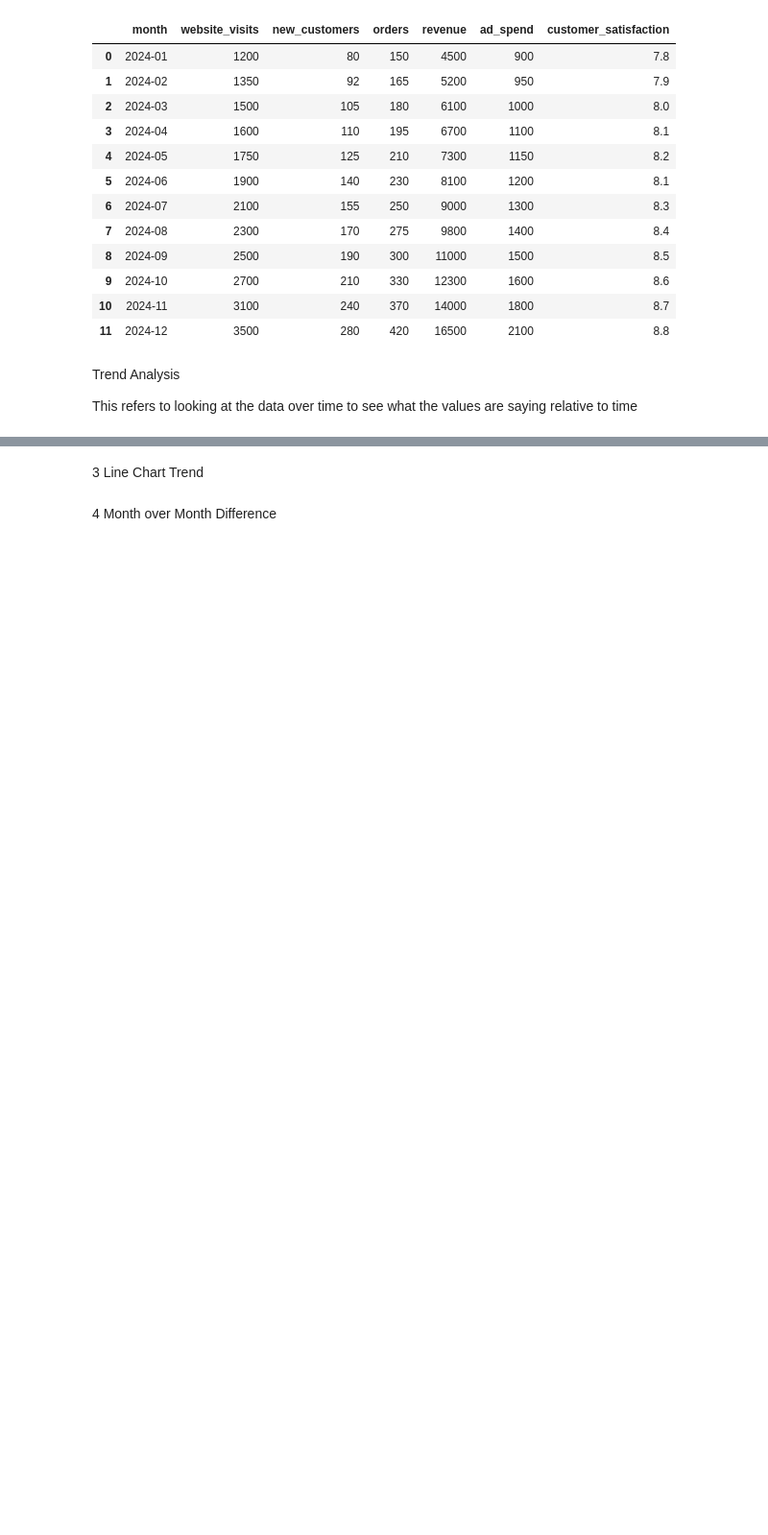
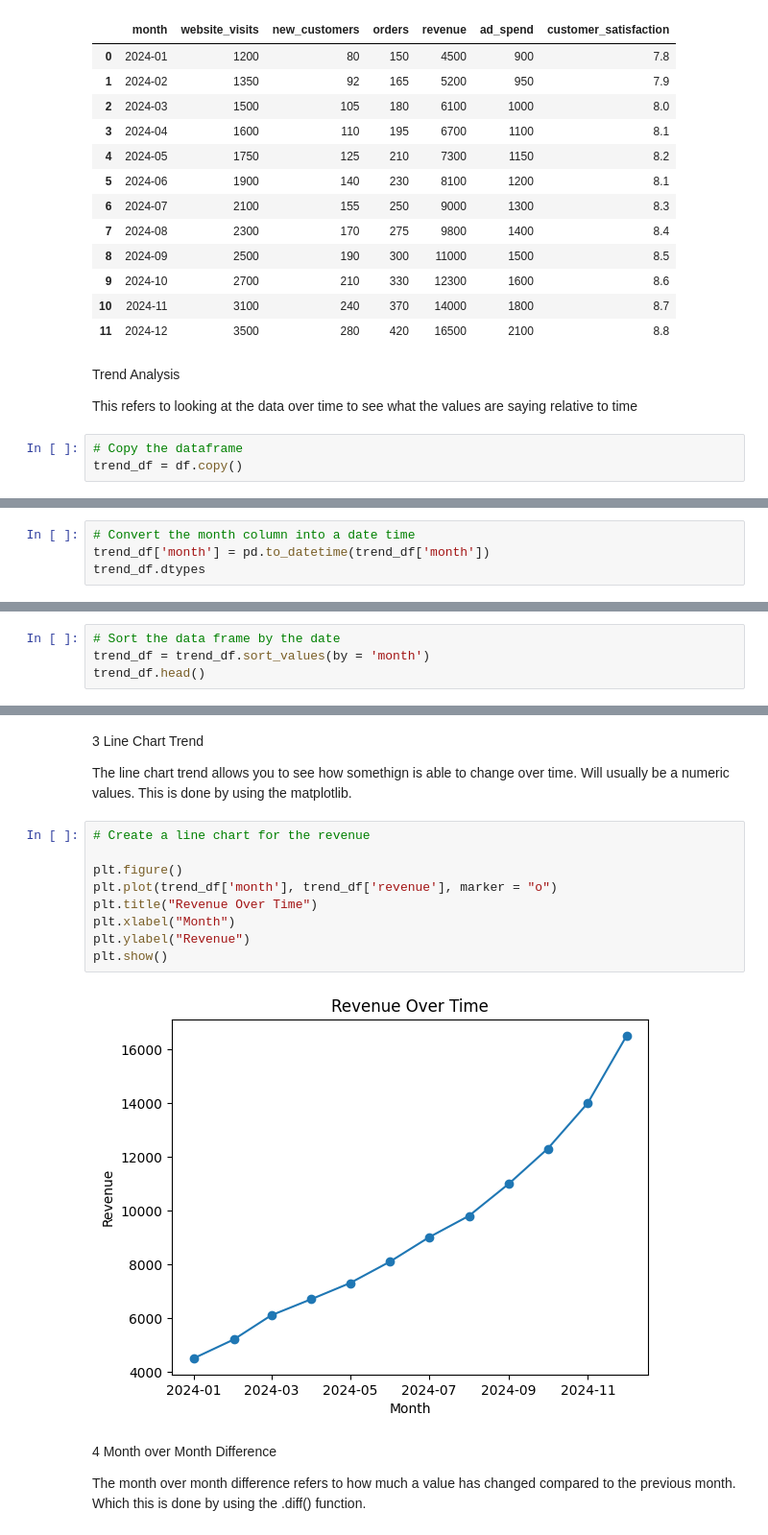
Before and after one commit to JoshPatNava/Exploratory_Data_Analysis, a Jupyter notebook: Trend_Analysis/trend_analysis.ipynb, the cells around one changed output, grey strips where cells are left out. Shown at 96% size. Cells and saved outputs as stored; diff of their text form; blank space fills up the shorter version.

Commit message:
Finsihed the trend, need to finish the visual and insights

```diff
--- a/Trend_Analysis/trend_analysis.ipynb
+++ b/Trend_Analysis/trend_analysis.ipynb
@@ -75,5 +76,8 @@ df
 Trend Analysis
 
 This refers to looking at the data over time to see what the values are saying relative to time
+# %%
+# Copy the dataframe
+trend_df = df.copy()
 # %% [markdown]
 1 Convert the Date Column
@@ -79,0 +86,4 @@ This refers to looking at the data over time to see what the values are saying r
+# %%
+# Convert the month column into a date time
+trend_df['month'] = pd.to_datetime(trend_df['month'])
+trend_df.dtypes
@@ -81,0 +103,4 @@ This refers to looking at the data over time to see what the values are saying r
+# %%
+# Sort the data frame by the date
+trend_df = trend_df.sort_values(by = 'month')
+trend_df.head()
@@ -82,4 +114,19 @@ This refers to looking at the data over time to see what the values are saying r
 # %% [markdown]
 3 Line Chart Trend
+
+The line chart trend allows you to see how somethign is able to change over time. Will usually be a numeric values. This is done by using the matplotlib.
+# %%
+# Create a line chart for the revenue
+
+plt.figure()
+plt.plot(trend_df['month'], trend_df['revenue'], marker = "o")
+plt.title("Revenue Over Time")
+plt.xlabel("Month")
+plt.ylabel("Revenue")
+plt.show()
+# %% [output]
+[figure, added]
 # %% [markdown]
 4 Month over Month Difference
+
+The month over month difference refers to how much a value has changed compared to the previous month. Which this is done by using the .diff() function.
```
Also changed, not shown: parts of 27 cells of this notebook, 1 other file.
